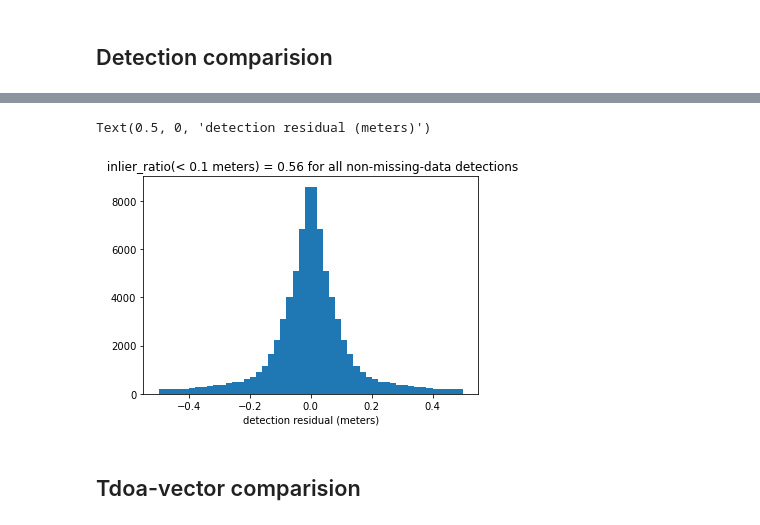
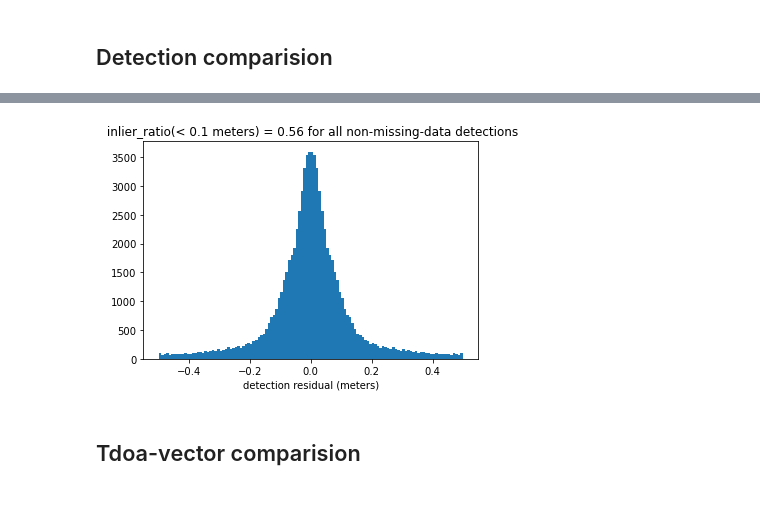
Before and after one commit to Etomer/structure-from-sound-python, a Jupyter notebook: slask/visualize_result.ipynb, the cells around one changed output, grey strips where cells are left out. Cells and saved outputs as stored; diff of their text form; code cells hidden in the pictures.

```diff
--- a/slask/visualize_result.ipynb
+++ b/slask/visualize_result.ipynb
@@ -57,16 +57,15 @@ Text(0, 0.5, 'distance difference (meters)')
 # %%
 res = detections - tdoa_gt
 res = res[np.logical_not(np.isnan(res))]
 tol = 0.1
 
-plt.hist(res[abs(res) < 0.5], 50)
+plt.hist(res[abs(res) < 0.5], 120)
 
 plt.title(
     f' inlier_ratio(< {tol} meters) = {sum(abs(res) < tol)/np.size(res):.2f} for all non-missing-data detections')
 plt.xlabel("detection residual (meters)")
 # %% [output]
-Text(0.5, 0, 'detection residual (meters)')
-[figure, old version]
+[figure, new version]
 # %% [markdown]
 ## Tdoa-vector comparision
 # %% [markdown]
```
Also changed, not shown: parts of 3 cells of this notebook.
